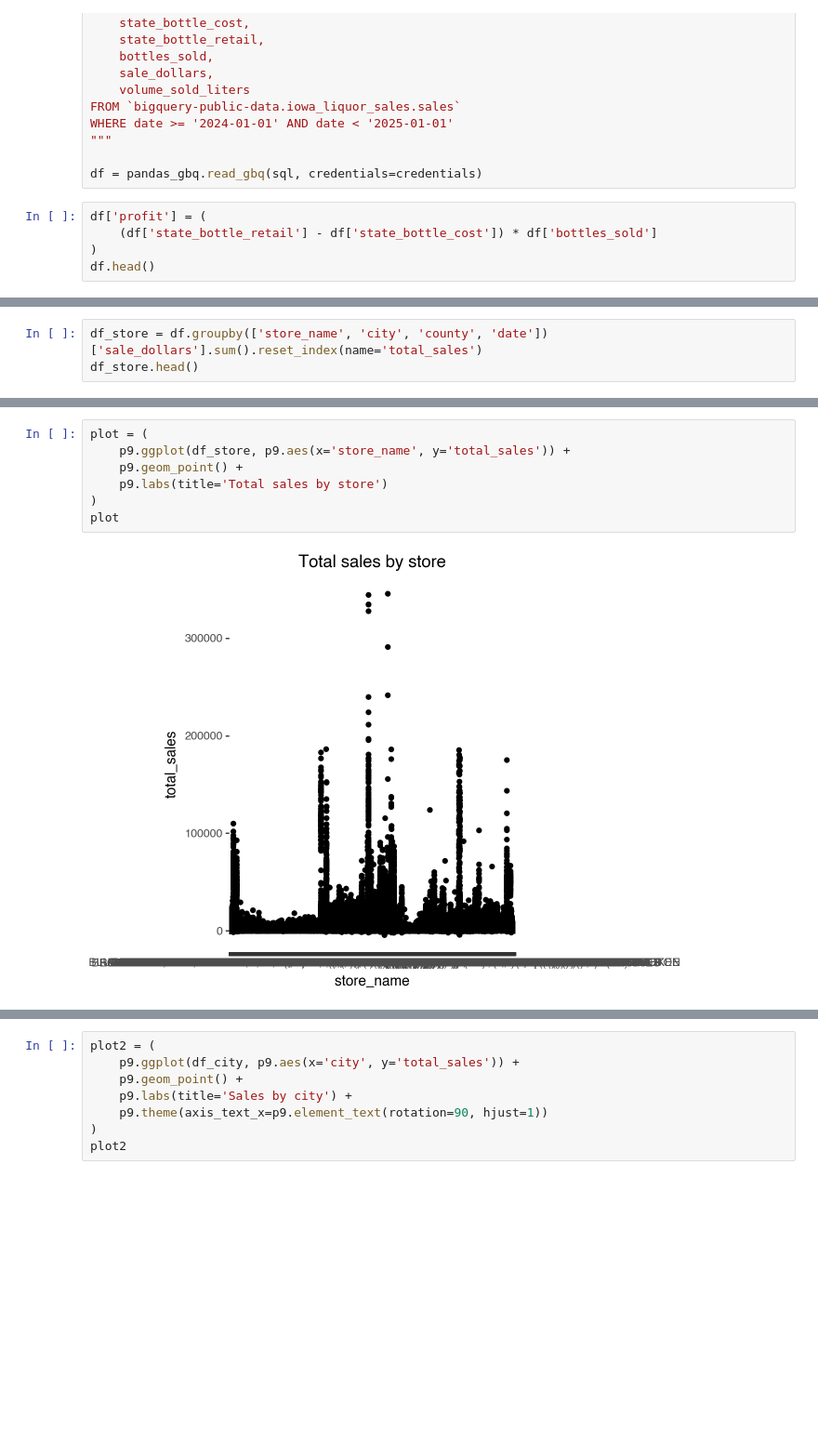
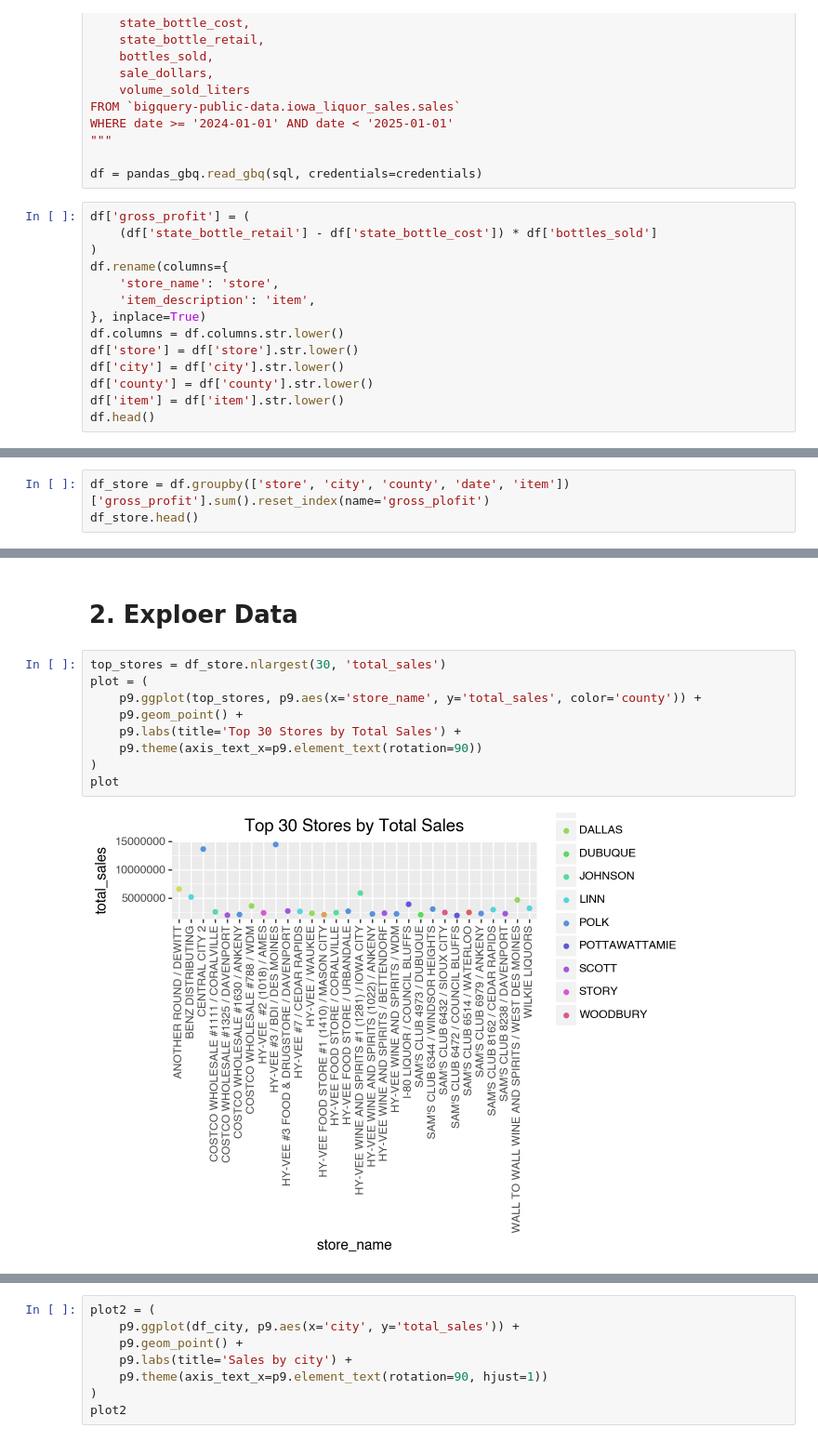
Before and after one commit to advanced-computing/fred-naga-lab2, a Jupyter notebook: iowa_liquor_naga.ipynb, the cells around one changed output, grey strips where cells are left out. Shown at 93% size. Cells and saved outputs as stored; diff of their text form; blank space fills up the shorter version.

```diff
--- a/iowa_liquor_naga.ipynb
+++ b/iowa_liquor_naga.ipynb
@@ -37,8 +39,17 @@ WHERE date >= '2024-01-01' AND date < '2025-01-01'
 
 df = pandas_gbq.read_gbq(sql, credentials=credentials)
 # %%
-df['profit'] = (
+df['gross_profit'] = (
     (df['state_bottle_retail'] - df['state_bottle_cost']) * df['bottles_sold']
 )
+df.rename(columns={
+    'store_name': 'store',
+    'item_description': 'item',
+}, inplace=True)
+df.columns = df.columns.str.lower()
+df['store'] = df['store'].str.lower()
+df['city'] = df['city'].str.lower()
+df['county'] = df['county'].str.lower()
+df['item'] = df['item'].str.lower()
 df.head()
 # %% [output]
@@ -86,4 +74,4 @@ County: 99
 # %%
-df_store = df.groupby(['store_name', 'city', 'county', 'date'])['sale_dollars'].sum().reset_index(name='total_sales')
+df_store = df.groupby(['store', 'city', 'county', 'date', 'item'])['gross_profit'].sum().reset_index(name='gross_plofit')
 df_store.head()
 # %% [output]
@@ -96,9 +209,13 @@ df_store.head()
+# %% [markdown]
+# 2. Exploer Data
 # %%
+top_stores = df_store.nlargest(30, 'total_sales')
 plot = (
-    p9.ggplot(df_store, p9.aes(x='store_name', y='total_sales')) +
+    p9.ggplot(top_stores, p9.aes(x='store_name', y='total_sales', color='county')) +
     p9.geom_point() +
-    p9.labs(title='Total sales by store')
+    p9.labs(title='Top 30 Stores by Total Sales') +
+    p9.theme(axis_text_x=p9.element_text(rotation=90))
 )
 plot
 # %% [output]
-[figure, old version]
+[figure, new version]
```
Also changed, not shown: parts of 27 cells of this notebook, 1 other file.
